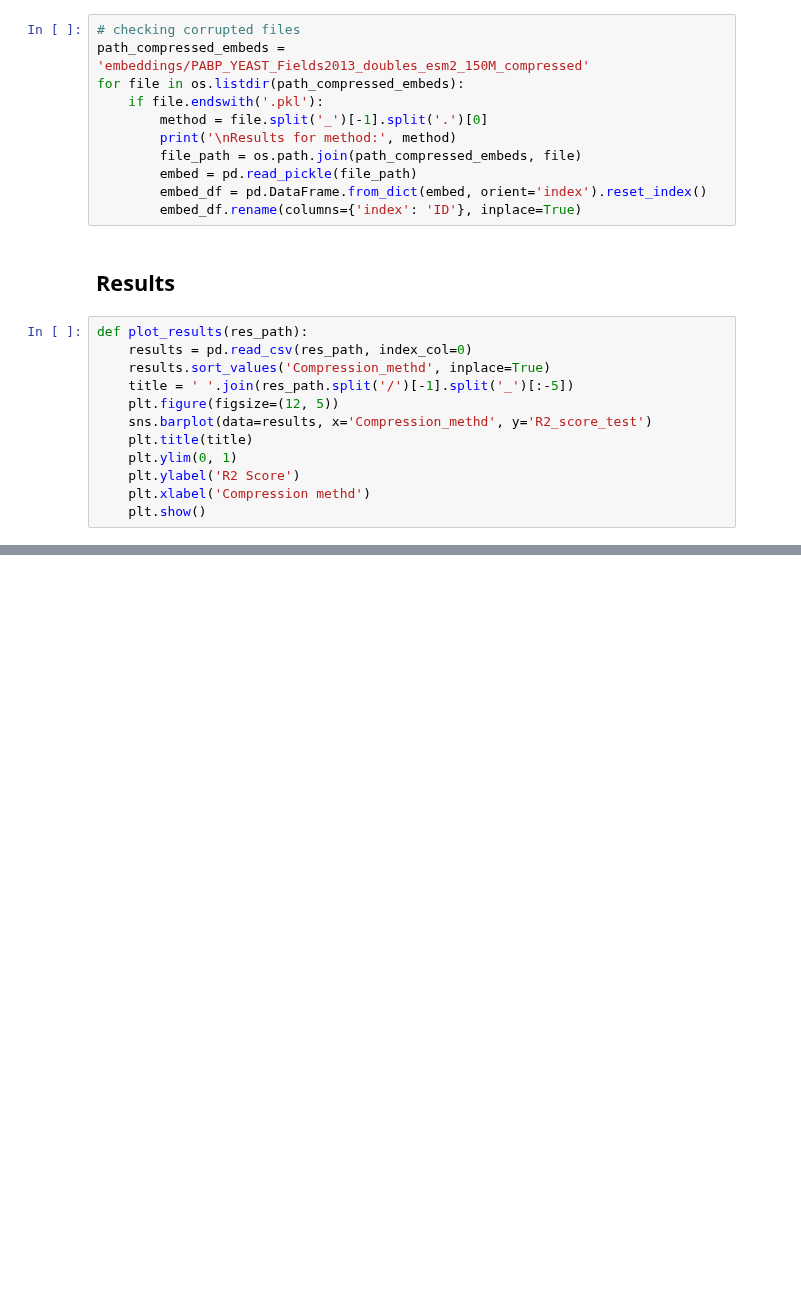
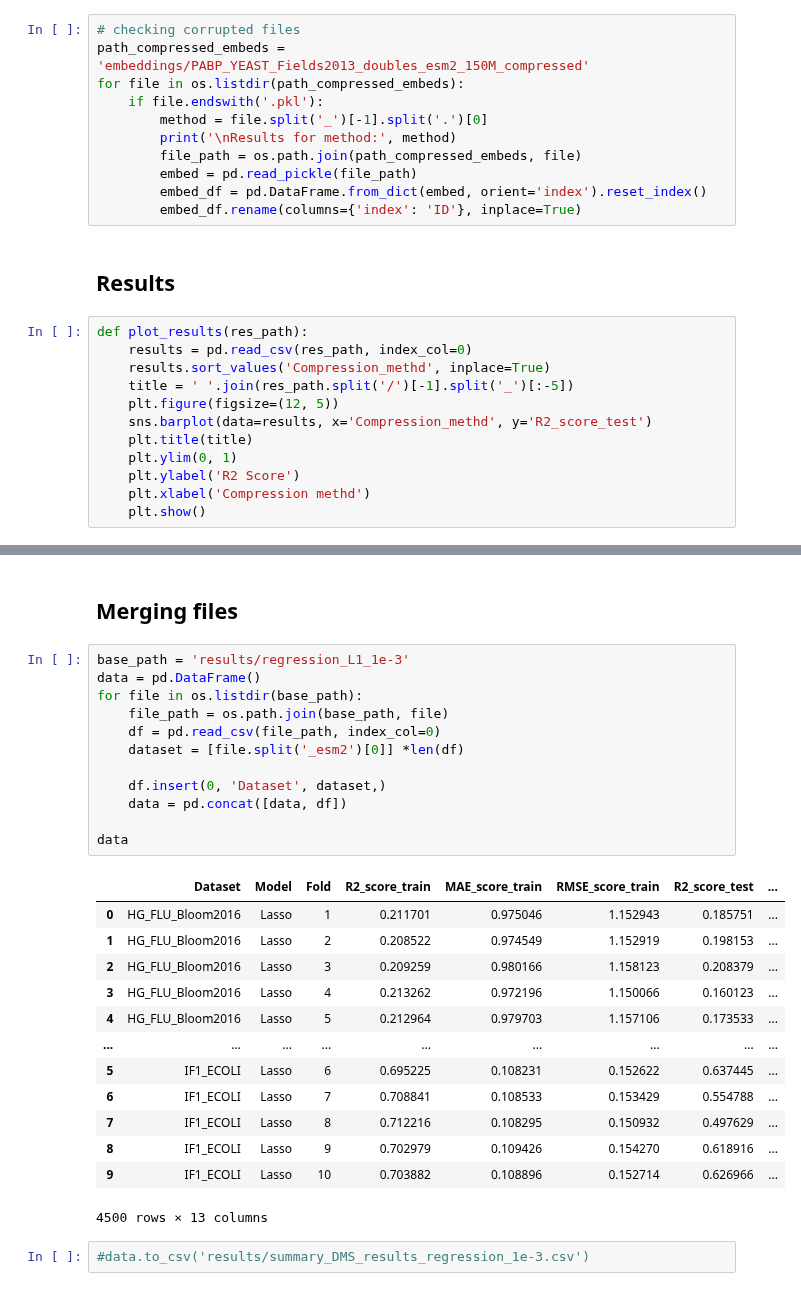
Before and after one commit to ziul-bio/SWAT, a Jupyter notebook: plot_results.ipynb, the cells around one changed output, grey strips where cells are left out. Drawn from its saved outputs; the diff is of its cells as text; blank space fills up the shorter version.

```diff
--- a/plot_results.ipynb
+++ b/plot_results.ipynb
@@ -81,0 +83,30 @@ for file in os.listdir('results/regression/'):
+# %% [markdown]
+## Merging files
+# %%
+base_path = 'results/regression_L1_1e-3'
+data = pd.DataFrame()
+for file in os.listdir(base_path):
+    file_path = os.path.join(base_path, file)
+    df = pd.read_csv(file_path, index_col=0)
+    dataset = [file.split('_esm2')[0]] *len(df)
+
+    df.insert(0, 'Dataset', dataset,)
+    data = pd.concat([data, df])
+
+data
+# %% [output]
+|  | Dataset | Model | Fold | R2_score_train | MAE_score_train | RMSE_score_train | R2_score_test | ... |
+| 0 | HG_FLU_Bloom2016 | Lasso | 1 | 0.211701 | 0.975046 | 1.152943 | 0.185751 | ... |
+| 1 | HG_FLU_Bloom2016 | Lasso | 2 | 0.208522 | 0.974549 | 1.152919 | 0.198153 | ... |
+| 2 | HG_FLU_Bloom2016 | Lasso | 3 | 0.209259 | 0.980166 | 1.158123 | 0.208379 | ... |
+| 3 | HG_FLU_Bloom2016 | Lasso | 4 | 0.213262 | 0.972196 | 1.150066 | 0.160123 | ... |
+| 4 | HG_FLU_Bloom2016 | Lasso | 5 | 0.212964 | 0.979703 | 1.157106 | 0.173533 | ... |
+| ... | ... | ... | ... | ... | ... | ... | ... | ... |
+| 5 | IF1_ECOLI | Lasso | 6 | 0.695225 | 0.108231 | 0.152622 | 0.637445 | ... |
+| 6 | IF1_ECOLI | Lasso | 7 | 0.708841 | 0.108533 | 0.153429 | 0.554788 | ... |
+| 7 | IF1_ECOLI | Lasso | 8 | 0.712216 | 0.108295 | 0.150932 | 0.497629 | ... |
+| 8 | IF1_ECOLI | Lasso | 9 | 0.702979 | 0.109426 | 0.154270 | 0.618916 | ... |
+| 9 | IF1_ECOLI | Lasso | 10 | 0.703882 | 0.108896 | 0.152714 | 0.626966 | ... |
+4500 rows × 13 columns
+# %%
+#data.to_csv('results/summary_DMS_results_regression_1e-3.csv')
```
Also changed, not shown: parts of 6 cells of this notebook.
